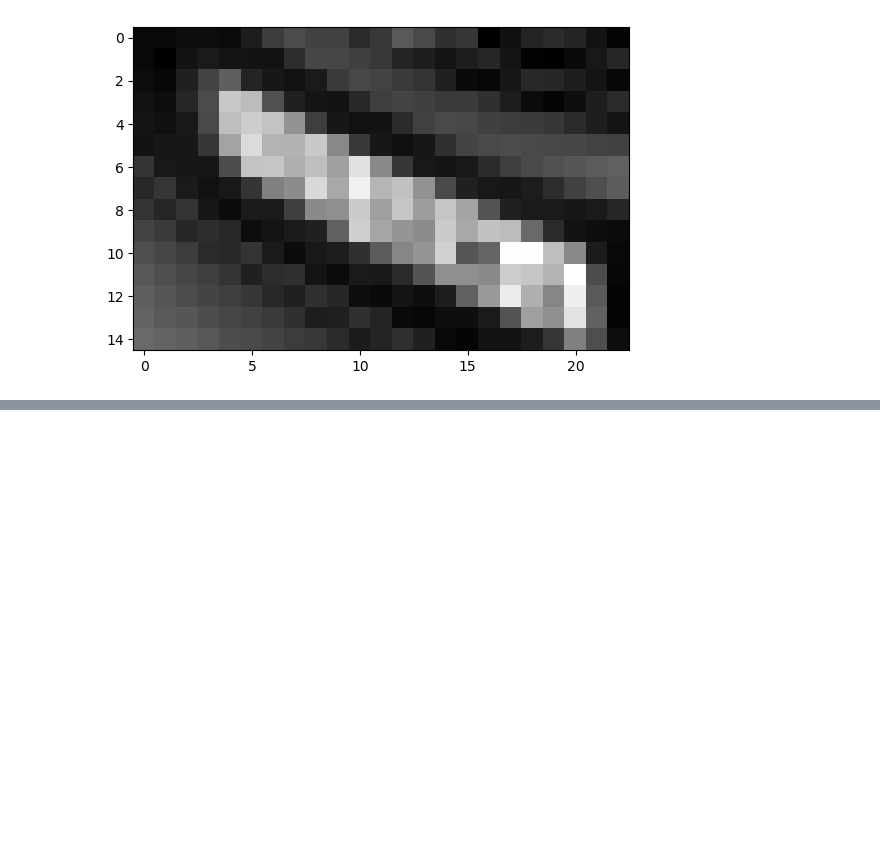
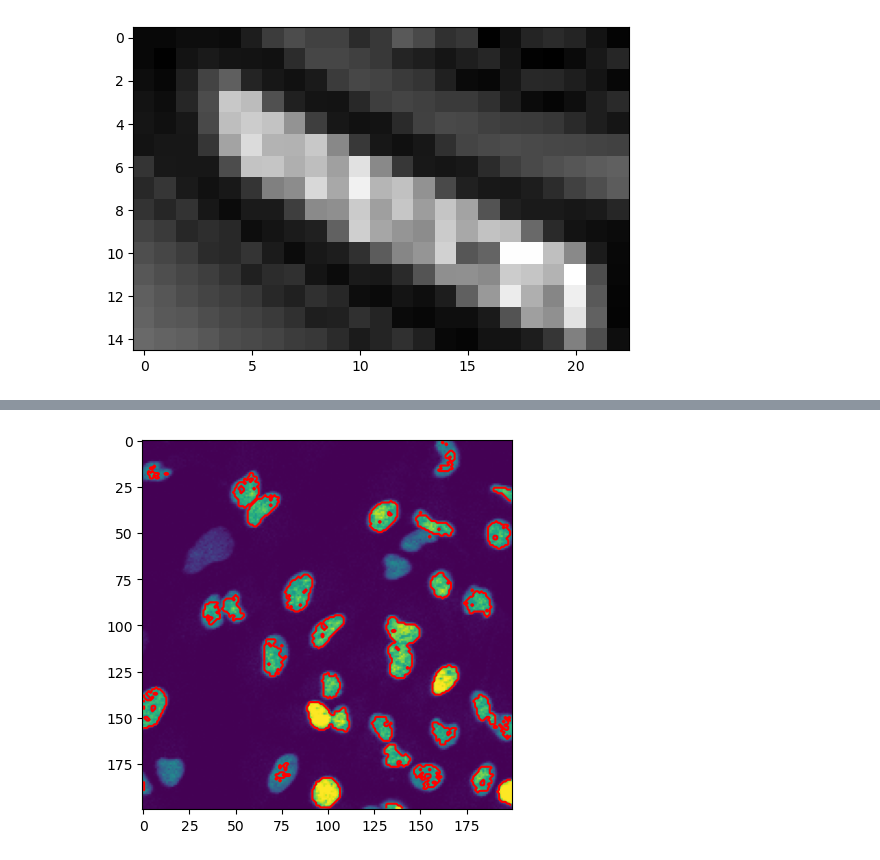
Before and after one commit to Jintram/Workshop_Py_image-analysis_2025, a Jupyter notebook: Answers/Bioimage-analysis_02_answers.ipynb, the cells around one changed output, grey strips where cells are left out. Cells and saved outputs as stored; diff of their text form; code cells hidden in the pictures; blank space fills up the shorter version.

```diff
--- a/Answers/Bioimage-analysis_02_answers.ipynb
+++ b/Answers/Bioimage-analysis_02_answers.ipynb
@@ -43,0 +70,8 @@ _ = plt.imshow(img_small[710//4:770//4, 430//4:520//4], cmap='grey')
+# %%
+# Display both the original nuclei and the mask
+_ = plt.imshow(img_nuclei)
+_ = plt.contour(img_nuclei_thresholded,
+                levels=[0.5], colors='red')
+                # levels determines at which level to draw isolines
+# %% [output]
+[figure, added]
```
Also changed, not shown: parts of 5 cells of this notebook, 1 other file.
